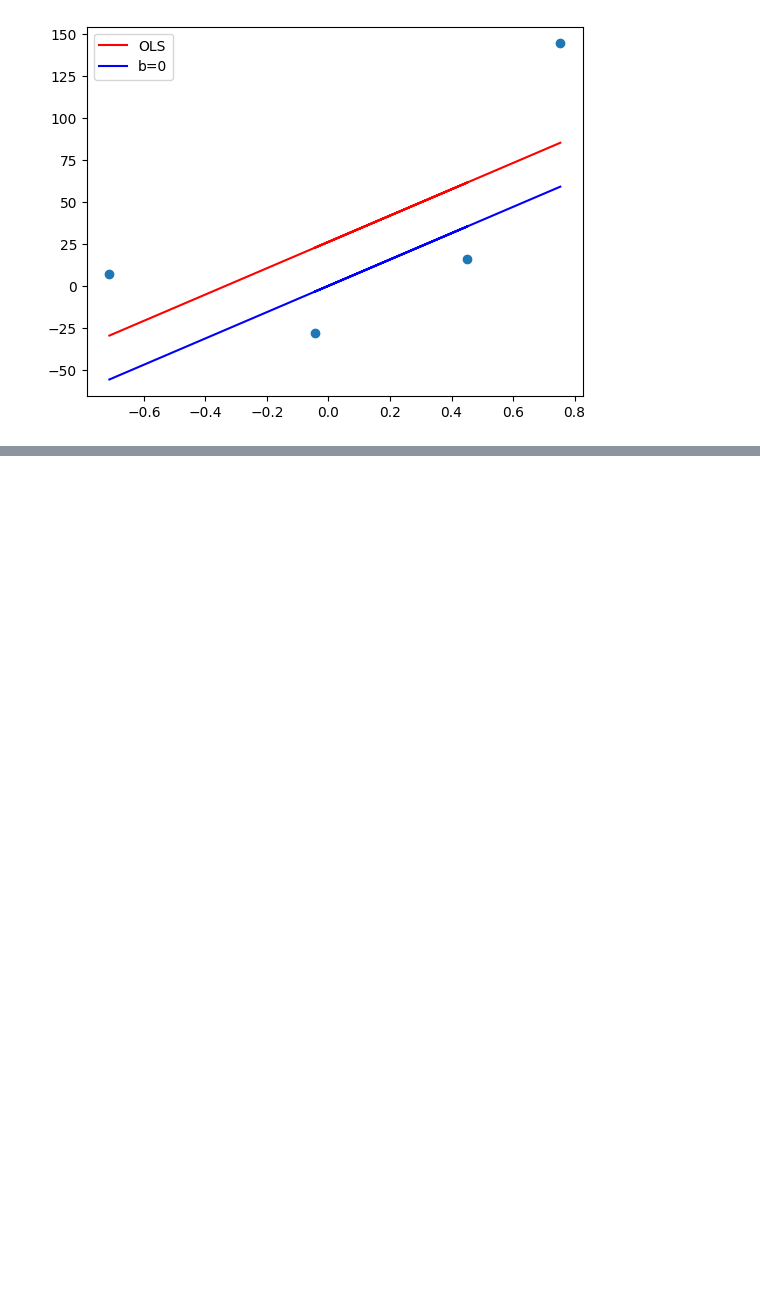
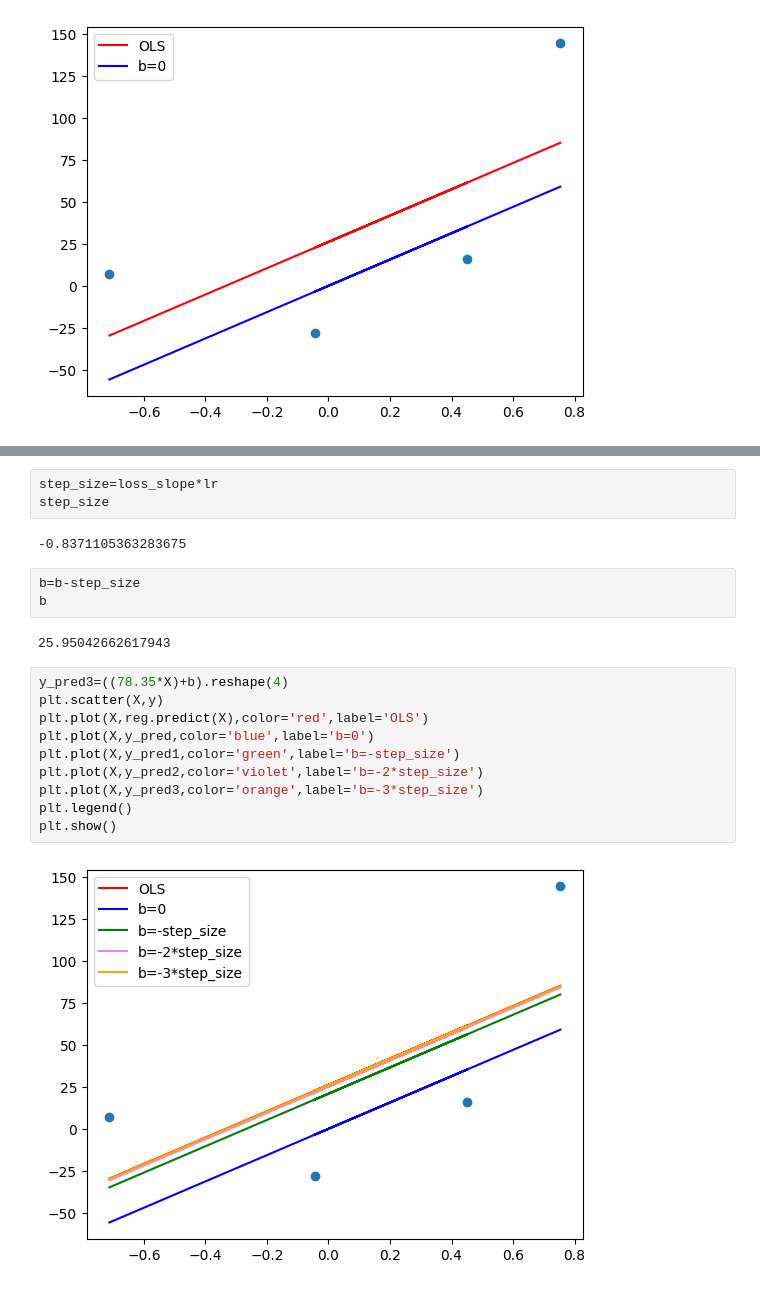
Before and after one commit to gtanish2003/Data-Science, a Jupyter notebook: Gradient Descent/GDfromScratch.ipynb, the cells around one changed output, grey strips where cells are left out. Saved outputs shown, nothing was run; the diff lists cells and outputs as text; blank space fills up the shorter version.

```diff
--- a/Gradient Descent/GDfromScratch.ipynb
+++ b/Gradient Descent/GDfromScratch.ipynb
@@ -52,0 +116,22 @@ plt.show()
+# %%
+step_size=loss_slope*lr
+step_size
+# %% [output]
+-0.8371105363283675
+# %%
+b=b-step_size
+b
+# %% [output]
+25.95042662617943
+# %%
+y_pred3=((78.35*X)+b).reshape(4)
+plt.scatter(X,y)
+plt.plot(X,reg.predict(X),color='red',label='OLS')
+plt.plot(X,y_pred,color='blue',label='b=0')
+plt.plot(X,y_pred1,color='green',label='b=-step_size')
+plt.plot(X,y_pred2,color='violet',label='b=-2*step_size')
+plt.plot(X,y_pred3,color='orange',label='b=-3*step_size')
+plt.legend()
+plt.show()
+# %% [output]
+[figure, added]
```
Also changed, not shown: parts of 10 cells of this notebook.
